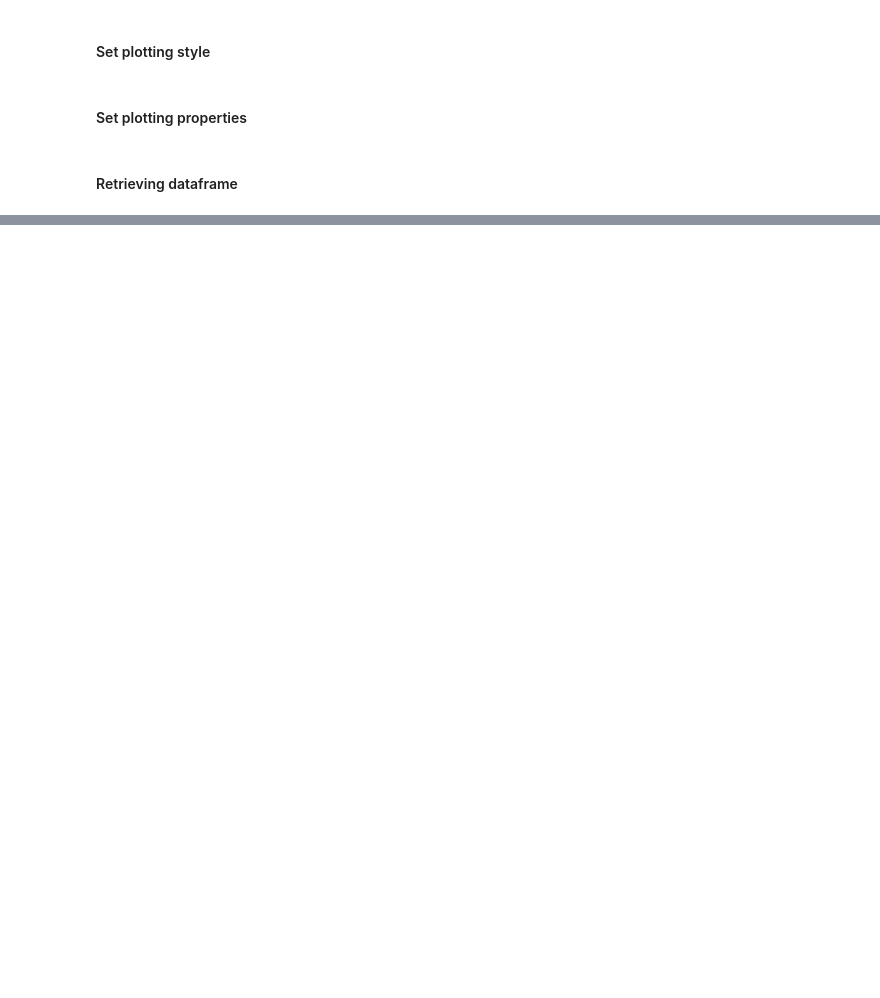
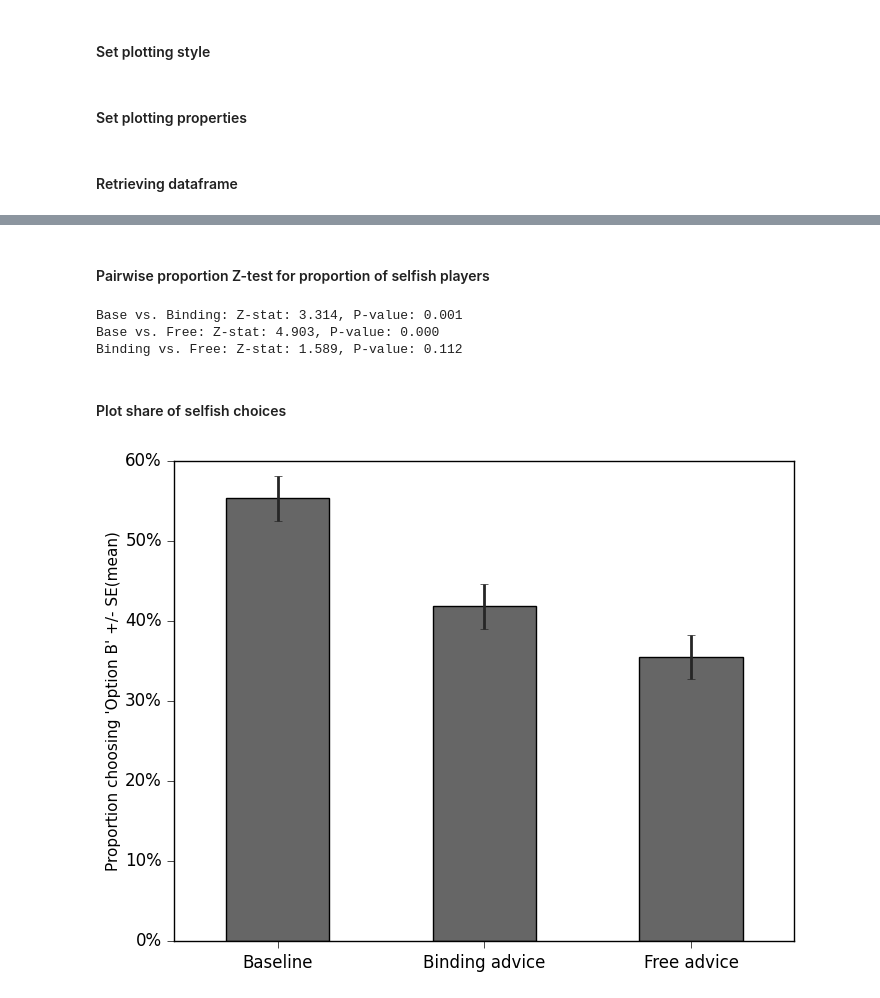
Before and after one commit to sebfest/fair_advice, a Jupyter notebook: main/notebook/3_treatment_effects.ipynb, the cells around one changed output, grey strips where cells are left out. Drawn from its saved outputs; the diff is of its cells as text; code cells hidden in the pictures; blank space fills up the shorter version.

```diff
--- a/main/notebook/3_treatment_effects.ipynb
+++ b/main/notebook/3_treatment_effects.ipynb
@@ -318,0 +57,7 @@ plt.show()
+# %%
+DATA = os.path.join(
+    FINAL_DATA_FOLDER,
+    'fair_advice_final.feather'
+)
+
+df = pd.read_feather(DATA)
@@ -318,0 +66,3 @@ plt.show()
+# %%
+df = df[(df['Dictator'] == 1) & (df['Risk'] == 0)]
+df.info()
@@ -318,0 +89,2 @@ plt.show()
+# %%
+grouped_advice = df.groupby('Advice_type')
@@ -318,0 +104,6 @@ plt.show()
+# %%
+decision_advice = grouped_advice['Decision']\
+    .agg(['mean', 'sem', 'count'])\
+    .rename(lambda x: x.capitalize(), axis=0)
+
+display(decision_advice)
@@ -318,0 +116,41 @@ plt.show()
+# %% [markdown]
+#### Pairwise proportion Z-test for proportion of selfish players
+# %%
+for group_1, group_2 in combinations(['Base', 'Binding', 'Free'], 2):
+    nobs = ((df[f'{group_1}'] == 1).sum()), ((df[f'{group_2}'] == 1).sum())
+    count_selfish = df[df[f'{group_1}'] == 1]['Decision'].sum(), df[df[f'{group_2}'] == 1]['Decision'].sum()
+    zstat, pvalue = proportions_ztest(count_selfish, nobs)
+    print(f'{group_1} vs. {group_2}: Z-stat: {zstat:.3f}, P-value: {pvalue:.3f}')
+# %% [output]
+Base vs. Binding: Z-stat: 3.314, P-value: 0.001
+Base vs. Free: Z-stat: 4.903, P-value: 0.000
+Binding vs. Free: Z-stat: 1.589, P-value: 0.112
+# %% [markdown]
+#### Plot share of selfish choices
+# %%
+fig, ax = plt.subplots(
+    figsize=(8, 6),
+    dpi=100,
+    facecolor='w'
+)
+
+decision_advice['mean'].plot(
+    yerr=decision_advice['sem'],
+    ax=ax,
+    error_kw=error_kw,
+    **bar_kw
+)
+
+ax.set_ylabel("Proportion choosing 'Option B' +/- SE(mean)", **ylab_kw)
+ax.set_xlabel("")
+ax.set_xticklabels(['Baseline', 'Binding advice', 'Free advice'])
+ax.tick_params(rotation=0, **tick_kw)
+ax.yaxis.set_major_formatter(FuncFormatter(lambda y, _: '{:.0%}'.format(y)))
+
+path = os.path.join(
+    FIGURES_FOLDER,
+    'decision_advice.pdf'
+)
+fig.savefig(path, bbox_inches='tight')
+# %% [output]
+[figure, added]
```
Also changed, not shown: parts of 58 cells of this notebook, 6 other files.
